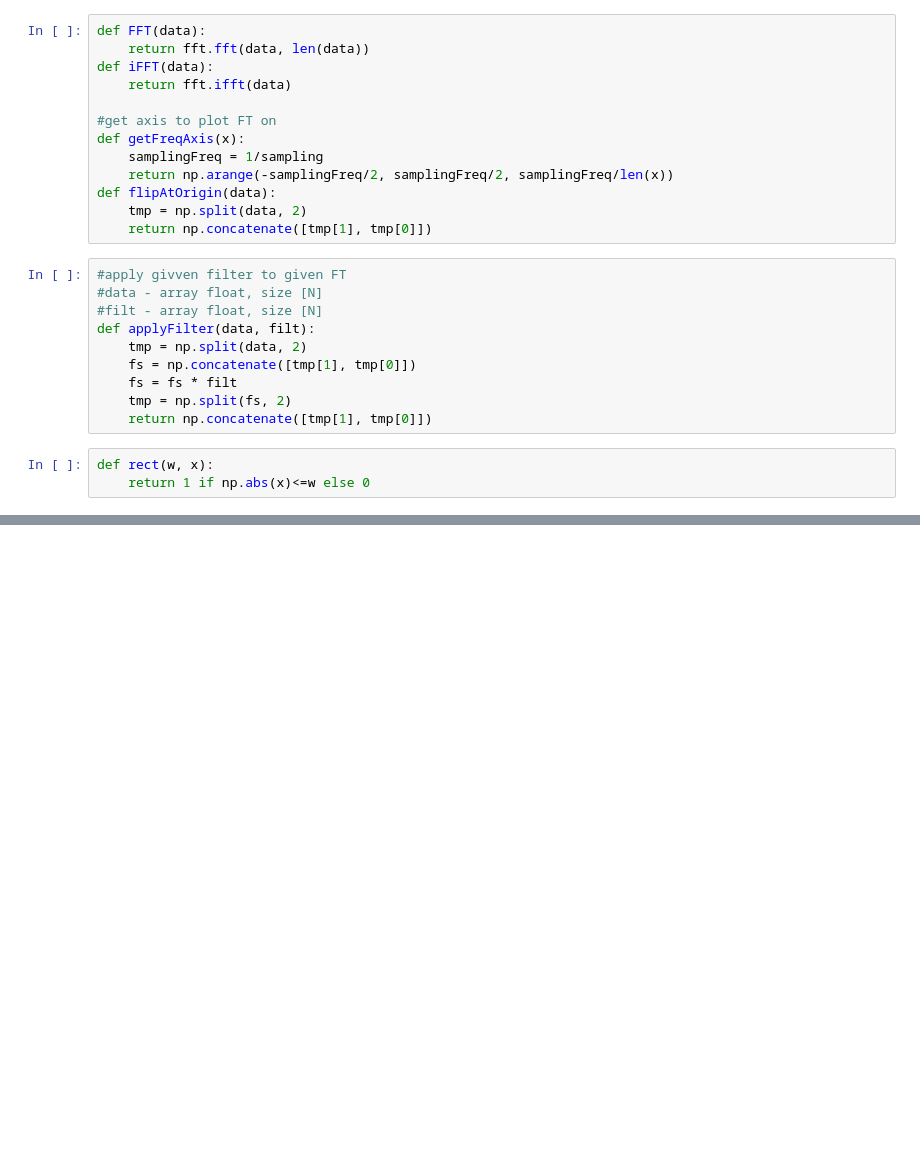
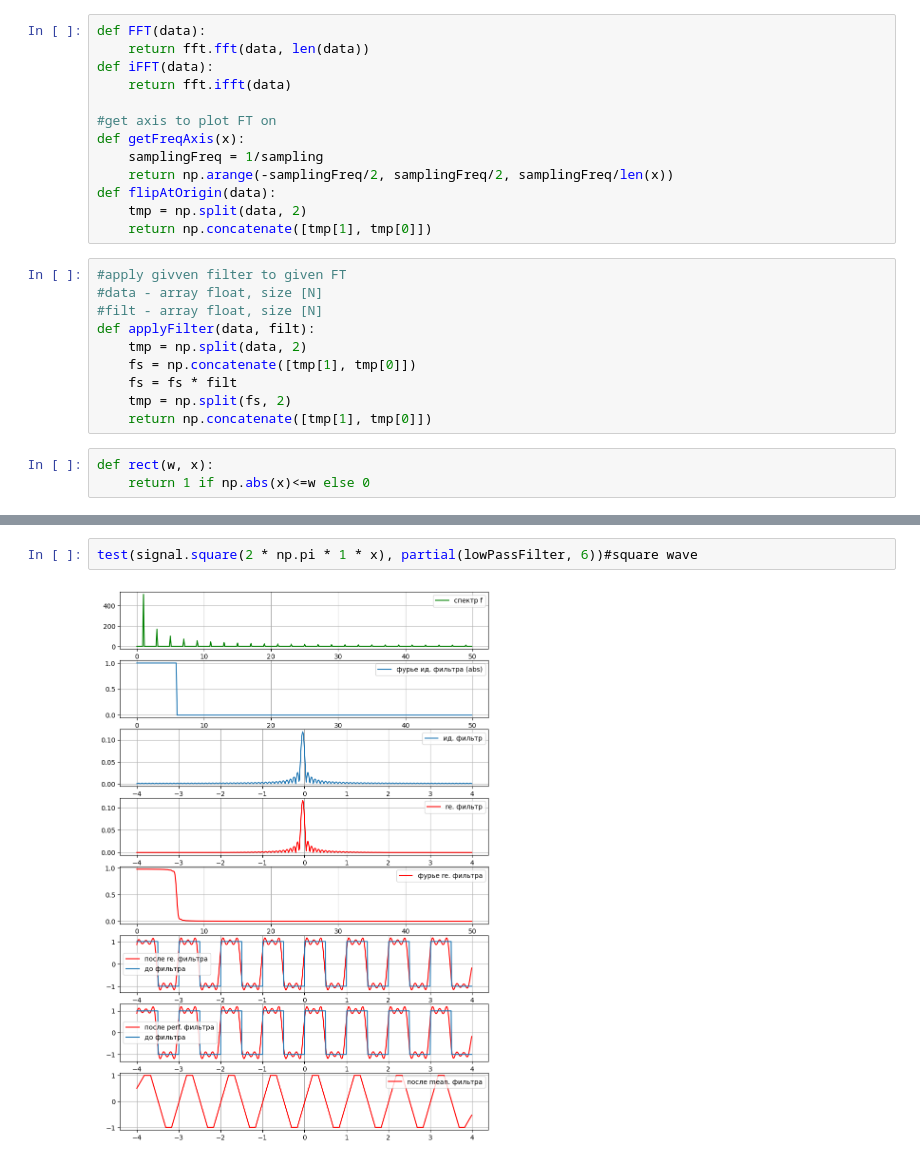
Before and after one commit to Altair200333/dataProcessing_nsu, a Jupyter notebook: task3_perf_filters.ipynb, the cells around one changed output, grey strips where cells are left out. Cells and saved outputs as stored; diff of their text form; blank space fills up the shorter version.

```diff
--- a/task3_perf_filters.ipynb
+++ b/task3_perf_filters.ipynb
@@ -129,0 +152,4 @@ test(sin4, partial(highPassFilter, 2.2))
+# %%
+test(signal.square(2 * np.pi * 1 * x), partial(lowPassFilter, 6))#square wave
+# %% [output]
+[figure, added]
```
Also changed, not shown: parts of 14 cells of this notebook, 2 other files.
